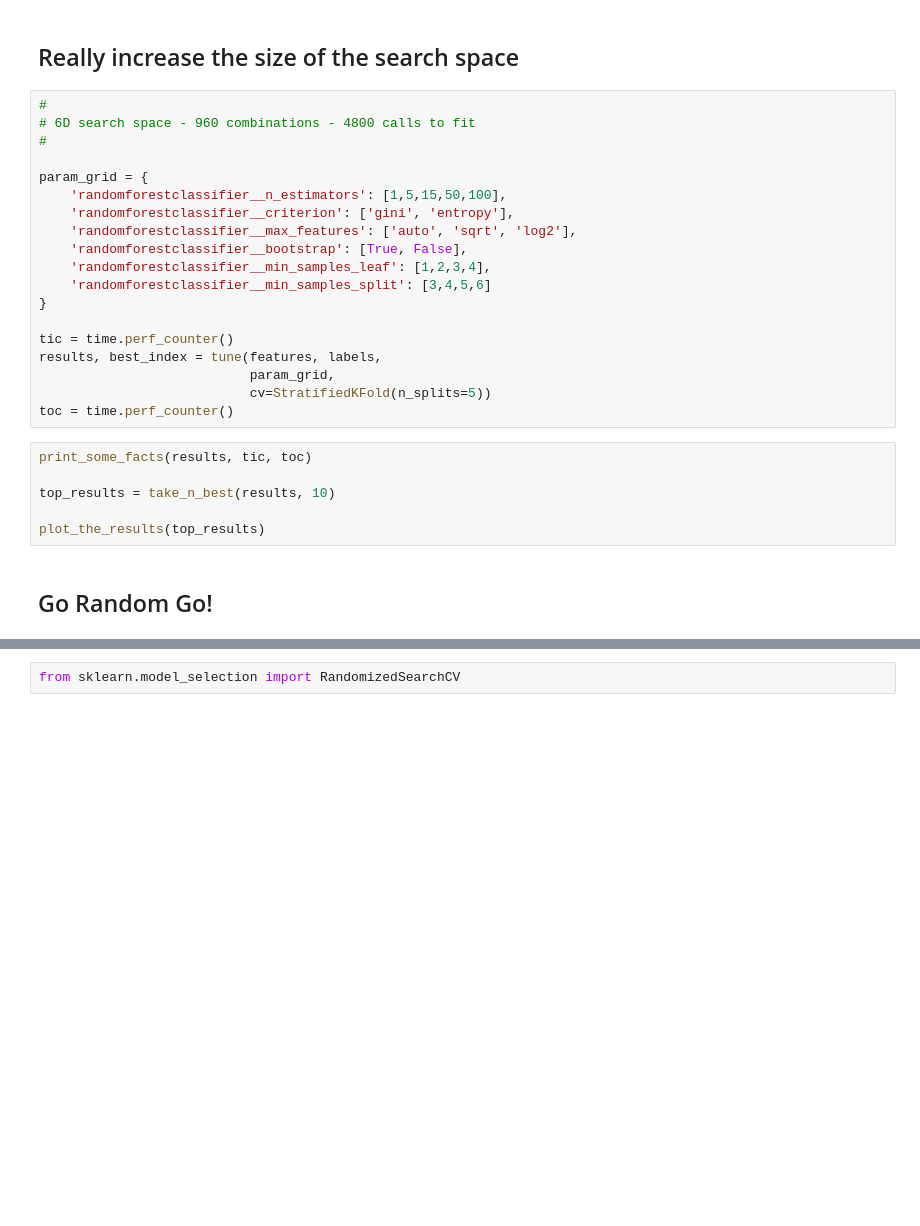
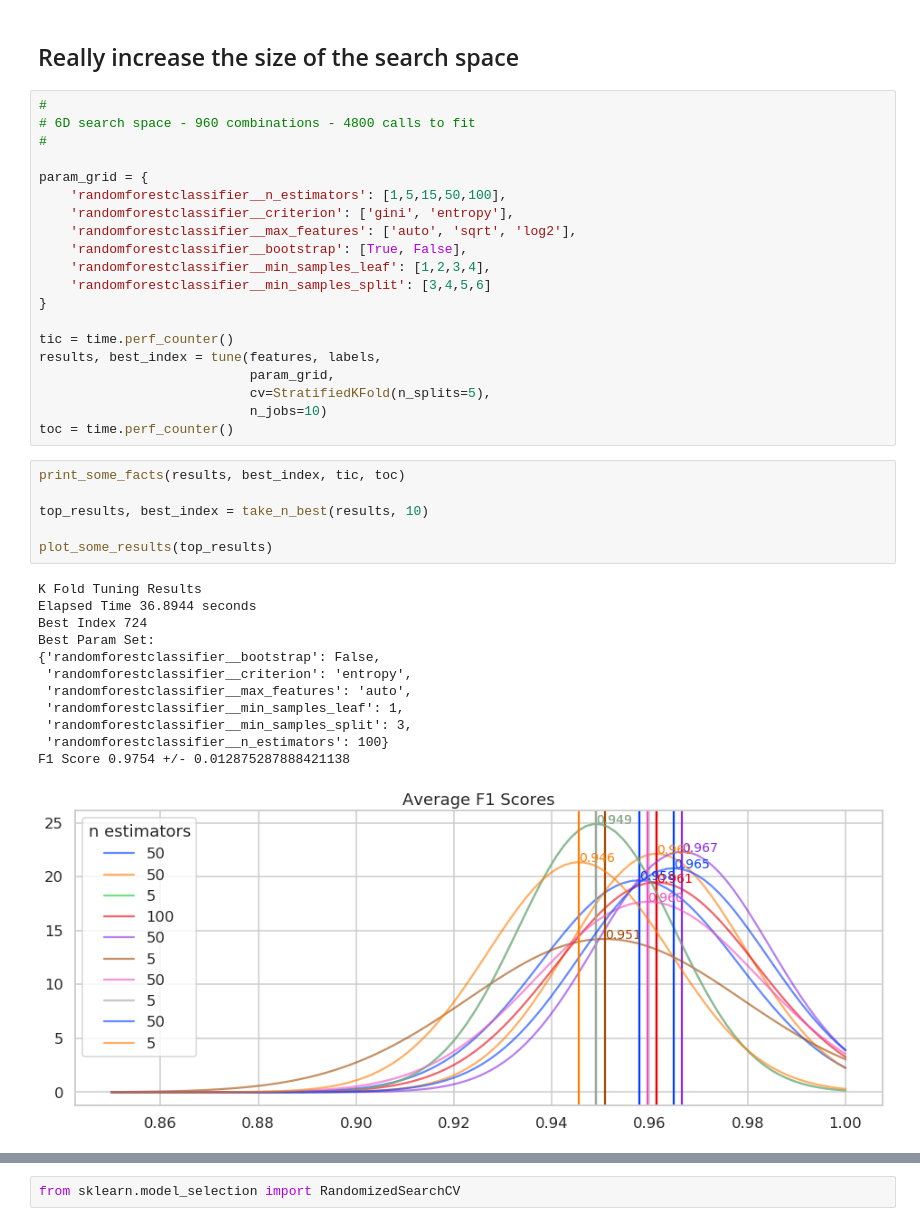
Before and after one commit to euclidity/transform-2020-ray, a Jupyter notebook: 1_hyperparameter_tuning_warm_up/3 - warm up sklearn with k-fold grid search.ipynb, the cells around one changed output, grey strips where cells are left out. Saved outputs shown, nothing was run; the diff lists cells and outputs as text; blank space fills up the shorter version.

```diff
--- a/1_hyperparameter_tuning_warm_up/3 - warm up sklearn with k-fold grid search.ipynb
+++ b/1_hyperparameter_tuning_warm_up/3 - warm up sklearn with k-fold grid search.ipynb
@@ -160,13 +205,25 @@ param_grid = {
 tic = time.perf_counter()
 results, best_index = tune(features, labels,
                            param_grid,
-                           cv=StratifiedKFold(n_splits=5))
+                           cv=StratifiedKFold(n_splits=5),
+                           n_jobs=10)
 toc = time.perf_counter()
 # %%
-print_some_facts(results, tic, toc)
+print_some_facts(results, best_index, tic, toc)
 
-top_results = take_n_best(results, 10)
+top_results, best_index = take_n_best(results, 10)
 
-plot_the_results(top_results)
+plot_some_results(top_results)
+# %% [output]
+K Fold Tuning Results
+Elapsed Time 36.8944 seconds
+Best Index 724
+Best Param Set:
+{'randomforestclassifier__bootstrap': False,
+ 'randomforestclassifier__criterion': 'entropy',
+ 'randomforestclassifier__max_features': 'auto',
+ 'randomforestclassifier__min_samples_leaf': 1,
+ 'randomforestclassifier__min_samples_split': 3,
+ 'randomforestclassifier__n_estimators': 100}
+F1 Score 0.9754 +/- 0.012875287888421138
+[figure, added]
-# %% [markdown]
-## Go Random Go!
```
Also changed, not shown: parts of 22 cells of this notebook.
